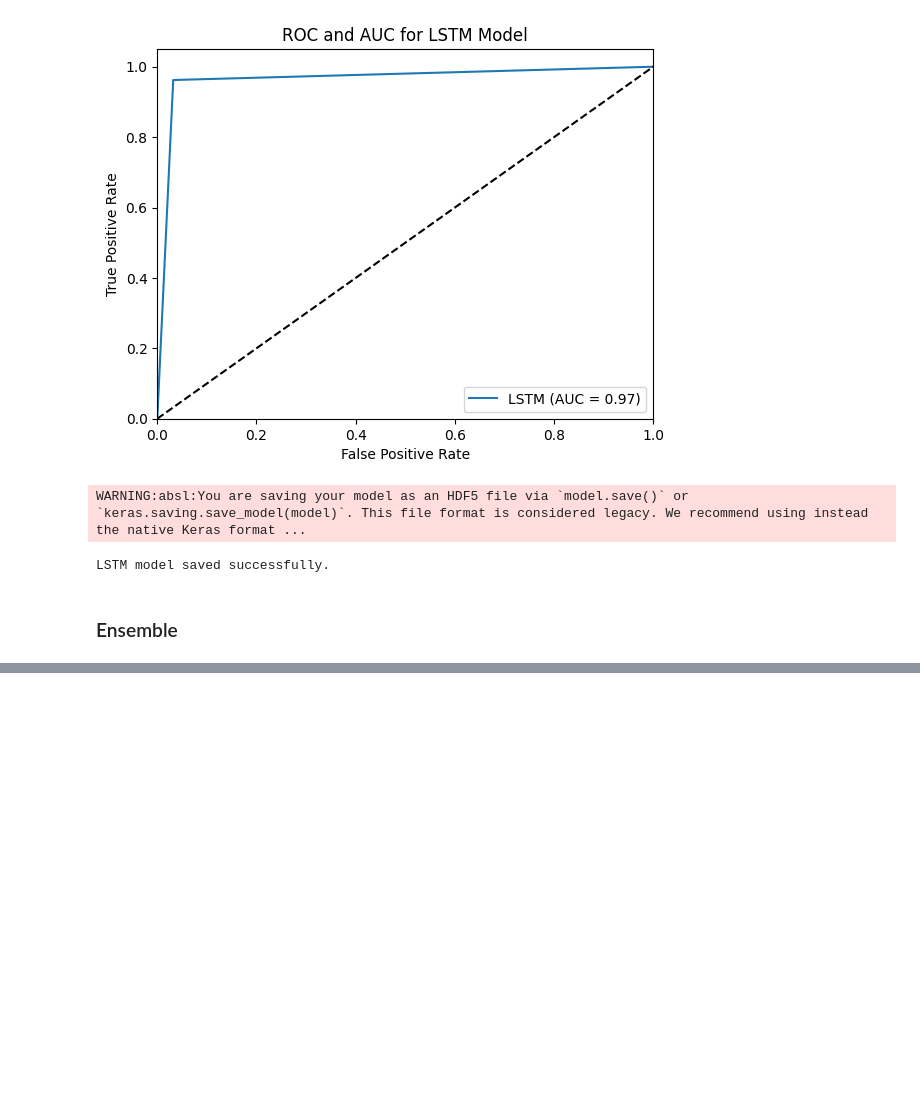
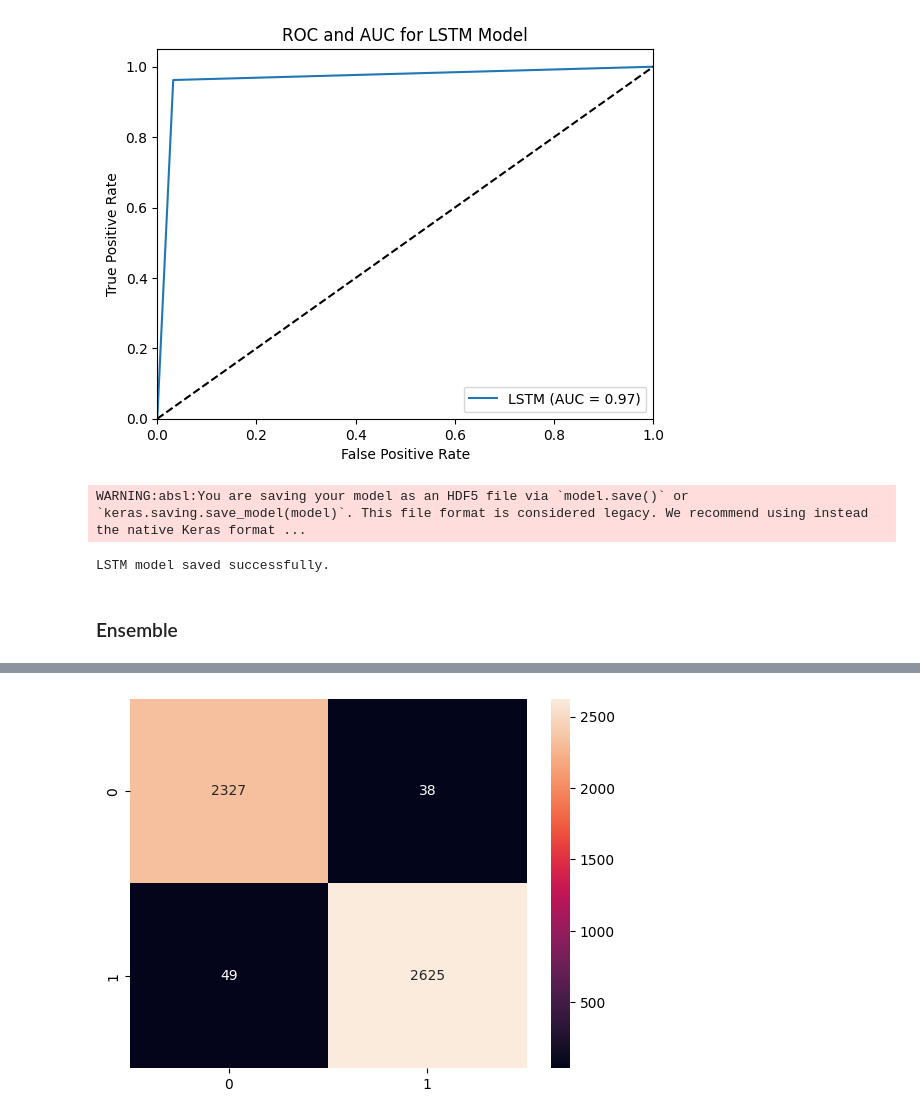
Before and after one commit to parveenxkashyap/netguard-ai, a Jupyter notebook: EnsembleModel_Threat_Detection.ipynb, the cells around one changed output, grey strips where cells are left out. Drawn from its saved outputs; the diff is of its cells as text; code cells hidden in the pictures; blank space fills up the shorter version.

Commit message:
feat: Ensemble)

```diff
--- a/EnsembleModel_Threat_Detection.ipynb
+++ b/EnsembleModel_Threat_Detection.ipynb
@@ -402,3 +402,32 @@ WARNING:absl:You are saving your model as an HDF5 file via `model.save()` or `ke
 LSTM model saved successfully.
 # %% [markdown]
 ### Ensemble
+# %%
+class EnsembleModel:
+    def __init__(self, ann_model_path, lstm_model_path):
+        self.model_ann = load_model(ann_model_path)
+        self.model_lstm = load_model(lstm_model_path)
+
+    def predict_proba(self, X):
+        X_lstm = np.reshape(X, (X.shape[0], X.shape[1], 1))
+        y_pred_prob_ann = self.model_ann.predict(X)
+        y_pred_prob_lstm = self.model_lstm.predict(X_lstm)
+        y_pred_prob_ensemble = (y_pred_prob_ann + y_pred_prob_lstm) / 2
+        return y_pred_prob_ensemble
+        return y_pred_ensemble
+# %%
+import os
+import joblib
+
+# 'models' folder bana lo (agar pehle nahi hai)
+os.makedirs('models', exist_ok=True)
+
+ensemble_model = EnsembleModel(ann_model_path, lstm_model_path)
+# Local path set karo
+ensemble_model_path = os.path.join('models', 'ensemble_model.pkl')
+
+# Model save karo
+with open(ensemble_model_path, 'wb') as f:
+    joblib.dump(ensemble_model, f)
+
+print(f"Model saved to {ensemble_model_path}")
@@ -404,0 +438,14 @@ LSTM model saved successfully.
+# %%
+# Get probability scores for ensemble
+y_proba_ensemble = ensemble_model.predict_proba(X_test)
+
+# Calculate ROC and AUC for ensemble
+from sklearn.metrics import roc_curve, roc_auc_score
+
+fpr_ensemble, tpr_ensemble, _ = roc_curve(y_test, y_proba_ensemble)
+auc_ensemble = roc_auc_score(y_test, y_proba_ensemble)
+# Plot the confusion matrix
+cm_ensemble = confusion_matrix(y_test, y_pred_ensemble)
+sns.heatmap(cm_ensemble, annot=True, fmt="d")
+plt.show()
+# %% [output]
@@ -404,0 +454 @@ LSTM model saved successfully.
+[figure, added]
```
Also changed, not shown: parts of 3 cells of this notebook.
